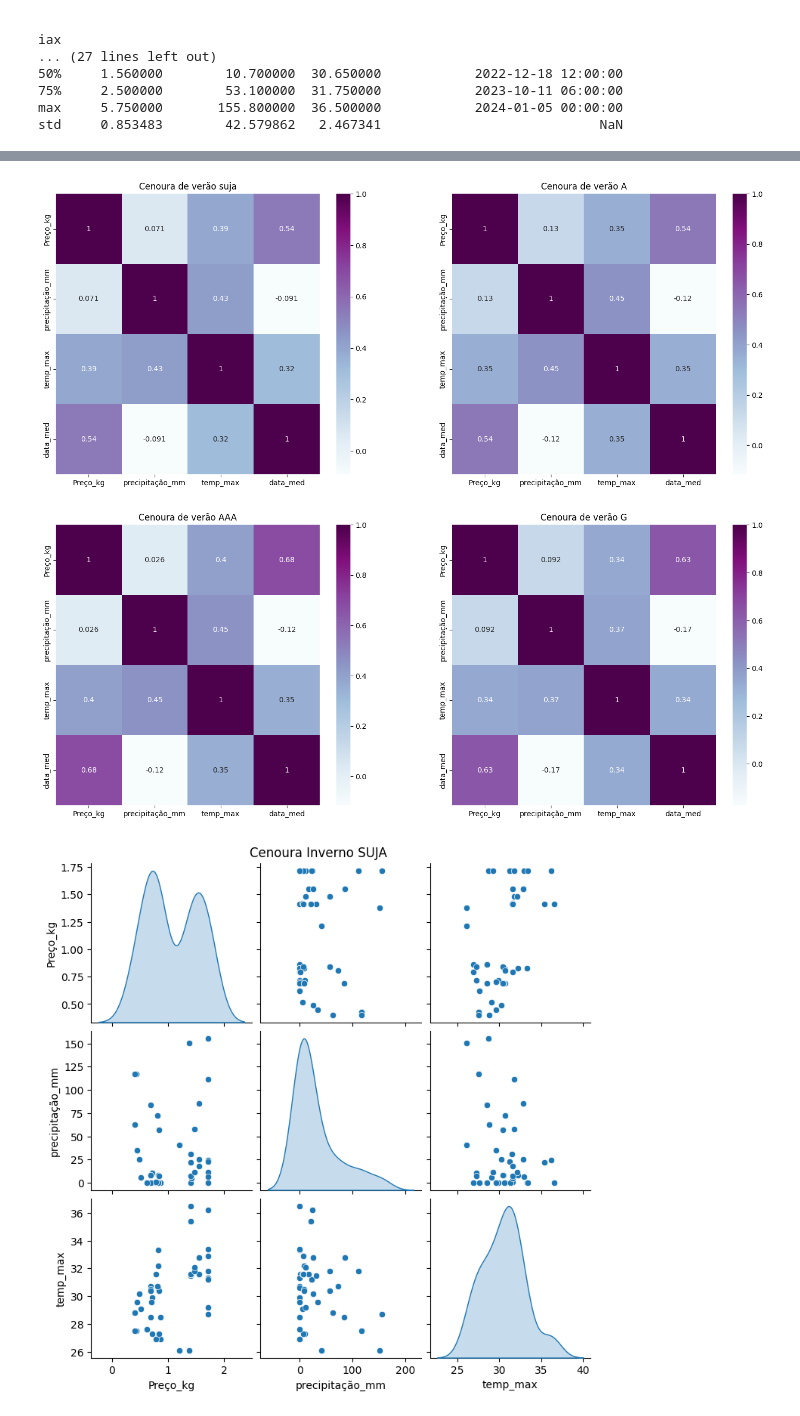
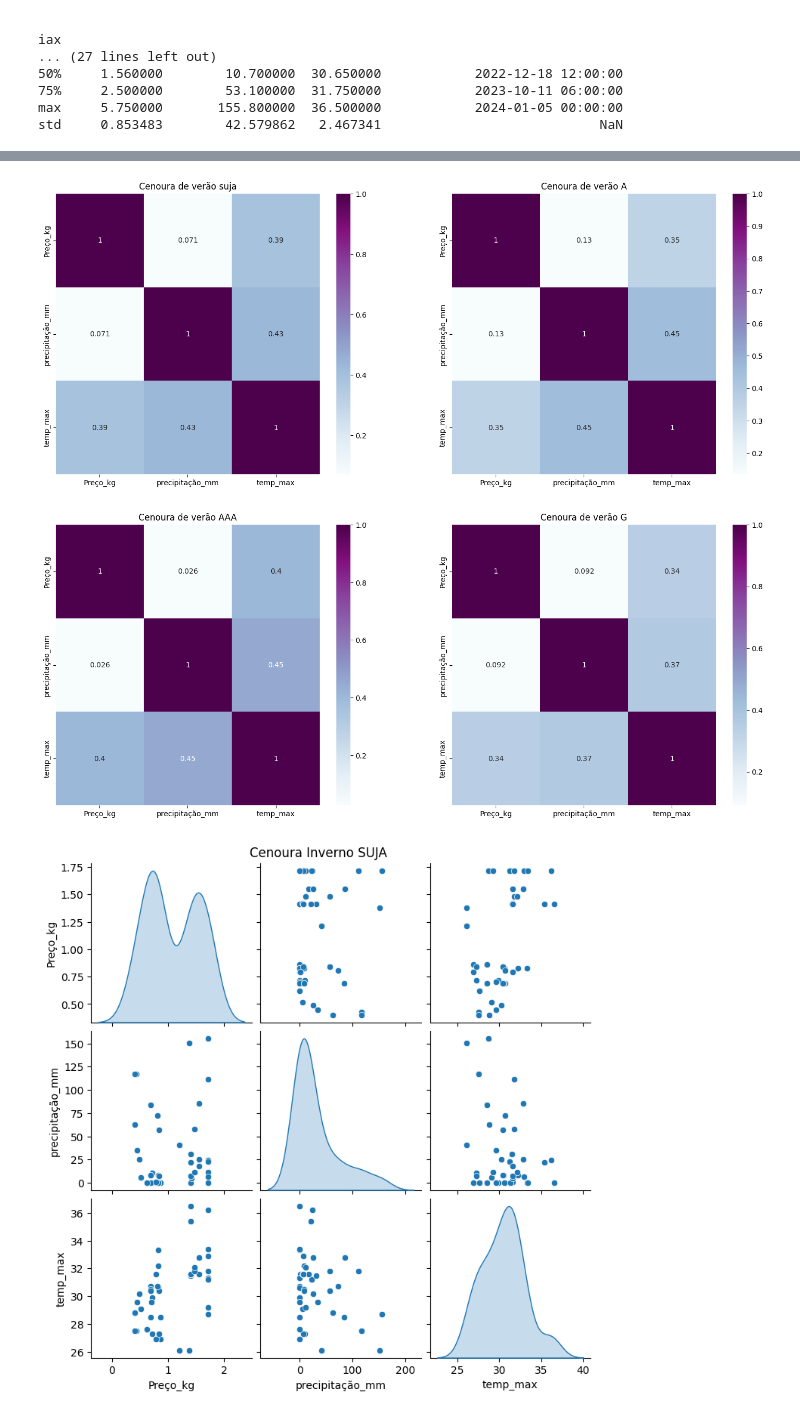
Before and after one commit to jairobernardesjunior/Prediz_preco_cenoura, a Jupyter notebook: 02 - PreçoCenoura_trata_analisa.ipynb, the cells around one changed output, grey strips where cells are left out. Cells and saved outputs as stored; diff of their text form; code cells hidden in the pictures.

```diff
--- a/02 - PreçoCenoura_trata_analisa.ipynb
+++ b/02 - PreçoCenoura_trata_analisa.ipynb
@@ -191,27 +258,27 @@ plt.show()
 # %%
 # plota a correlação da cenoura verão suja e cenoura verão A
 fig,ax = plt.subplots(ncols=2,figsize=(18,7))
 
-sns.heatmap(vsx.corr(), annot=True, cmap="BuPu", ax=ax[0])
+sns.heatmap(vsx.corr(numeric_only=True), annot=True, cmap="BuPu", ax=ax[0])
 ax[0].set_title('Cenoura de verão suja')
-sns.heatmap(vax.corr(), annot=True, cmap="BuPu", ax=ax[1])
+sns.heatmap(vax.corr(numeric_only=True), annot=True, cmap="BuPu", ax=ax[1])
 ax[1].set_title('Cenoura de verão A')
 
 plt.show()
 # %% [output]
-[figure, old version]
+[figure, new version]
 # %%
 # plota a correlação da cenoura verão AAA e cenoura verão G
 fig,ax = plt.subplots(ncols=2,figsize=(18,7))
 
-sns.heatmap(vaaax.corr(), annot=True, cmap="BuPu", ax=ax[0])
+sns.heatmap(vaaax.corr(numeric_only=True), annot=True, cmap="BuPu", ax=ax[0])
 ax[0].set_title('Cenoura de verão AAA')
-sns.heatmap(vgx.corr(), annot=True, cmap="BuPu", ax=ax[1])
+sns.heatmap(vgx.corr(numeric_only=True), annot=True, cmap="BuPu", ax=ax[1])
 ax[1].set_title('Cenoura de verão G')
 
 plt.show()
 # %% [output]
-[figure, old version]
+[figure, new version]
 # %%
 # verifica a melhor distribuição em preço, precipitação e temperatura
 
```
Also changed, not shown: parts of 22 cells of this notebook, 7 other files.
